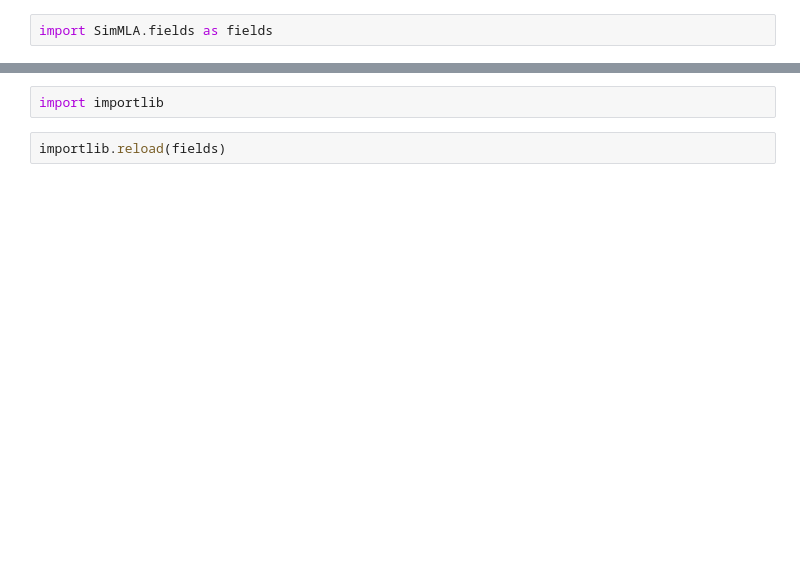
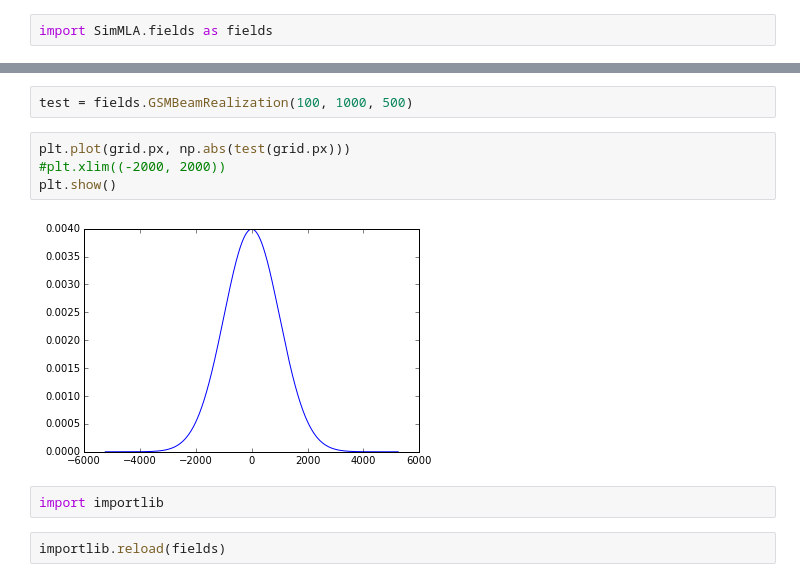
Before and after one commit to kmdouglass/simmla, a Jupyter notebook: playground/Beam Partial Coherence.ipynb, the cells around one changed output, grey strips where cells are left out. Cells and saved outputs as stored; diff of their text form; blank space fills up the shorter version.

```diff
--- a/playground/Beam Partial Coherence.ipynb
+++ b/playground/Beam Partial Coherence.ipynb
@@ -119,3 +113,11 @@ test()
+# %%
+test = fields.GSMBeamRealization(100, 1000, 500)
+# %%
+plt.plot(grid.px, np.abs(test(grid.px)))
+#plt.xlim((-2000, 2000))
+plt.show()
+# %% [output]
+[figure, added]
 # %%
 import importlib
 # %%
```
Also changed, not shown: parts of 11 cells of this notebook, 2 other files.
